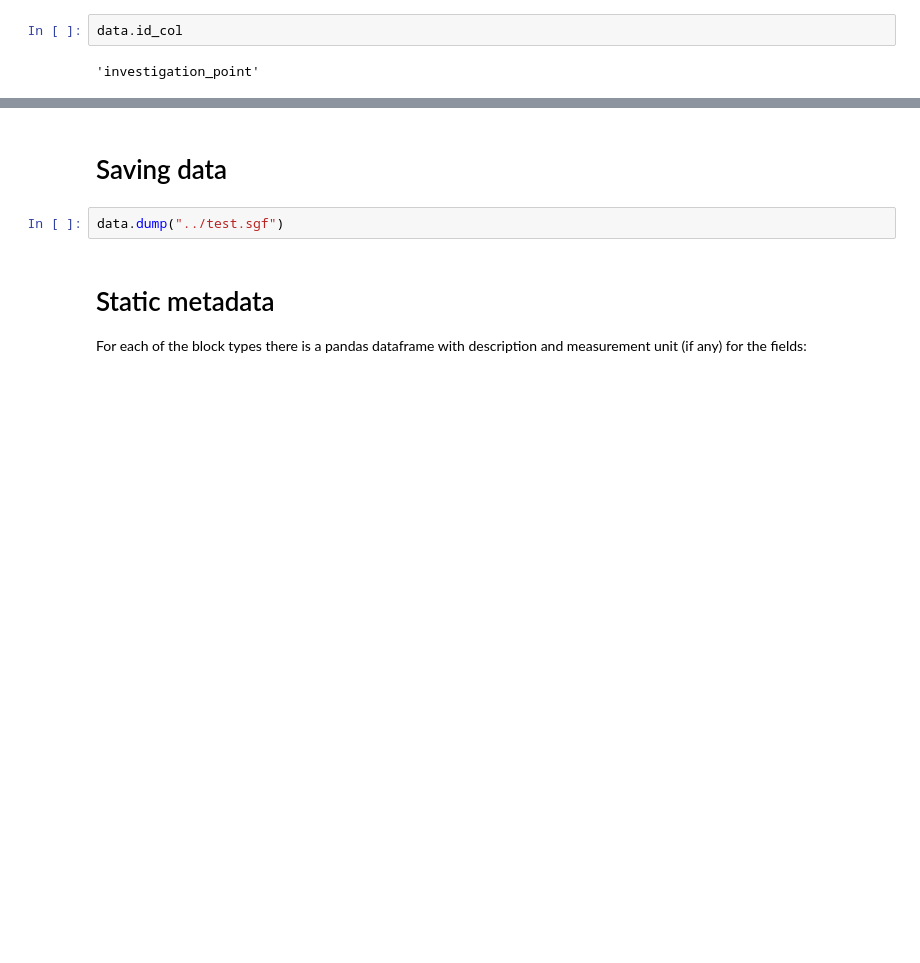
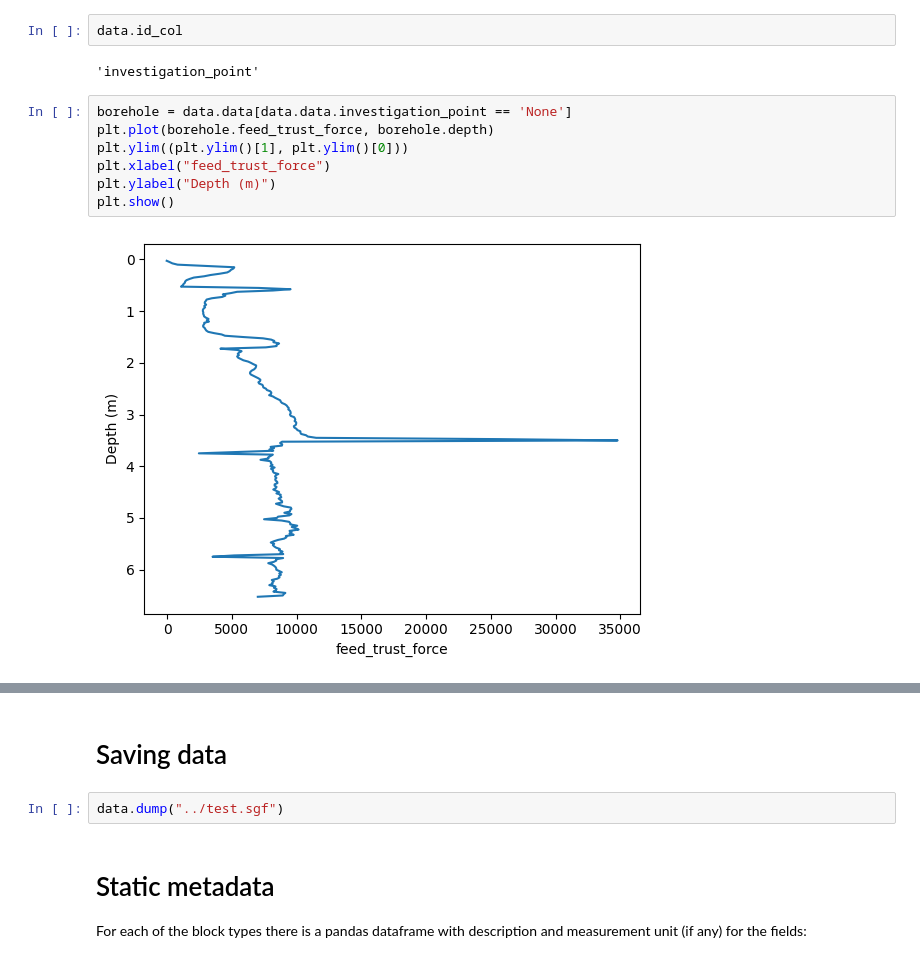
Before and after one commit to emerald-geomodelling/libsgfdata, a Jupyter notebook: docs/Example usage.ipynb, the cells around one changed output, grey strips where cells are left out. Saved outputs shown, nothing was run; the diff lists cells and outputs as text; blank space fills up the shorter version.

```diff
--- a/docs/Example usage.ipynb
+++ b/docs/Example usage.ipynb
@@ -71,6 +79,15 @@ data.data.head()
 data.id_col
 # %% [output]
 'investigation_point'
+# %%
+borehole = data.data[data.data.investigation_point == 'None']
+plt.plot(borehole.feed_trust_force, borehole.depth)
+plt.ylim((plt.ylim()[1], plt.ylim()[0]))
+plt.xlabel("feed_trust_force")
+plt.ylabel("Depth (m)")
+plt.show()
+# %% [output]
+[figure, added]
 # %%
 borehole = data.data[data.data.investigation_point == 1001]
 plt.plot(borehole.measured_pore_pressure, borehole.depth)
```
Also changed, not shown: parts of 17 cells of this notebook, 3 other files.
